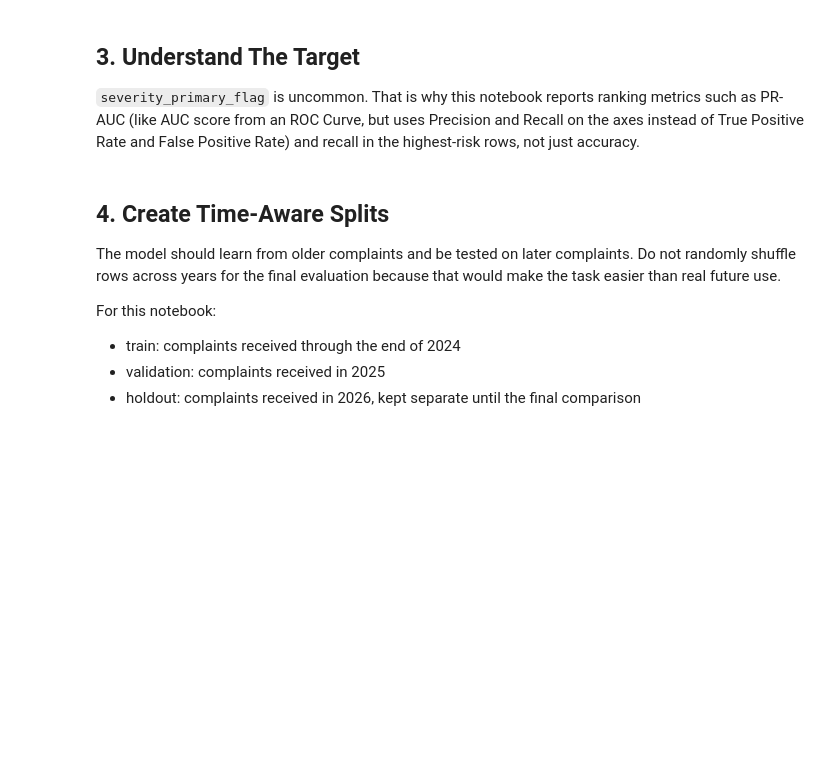
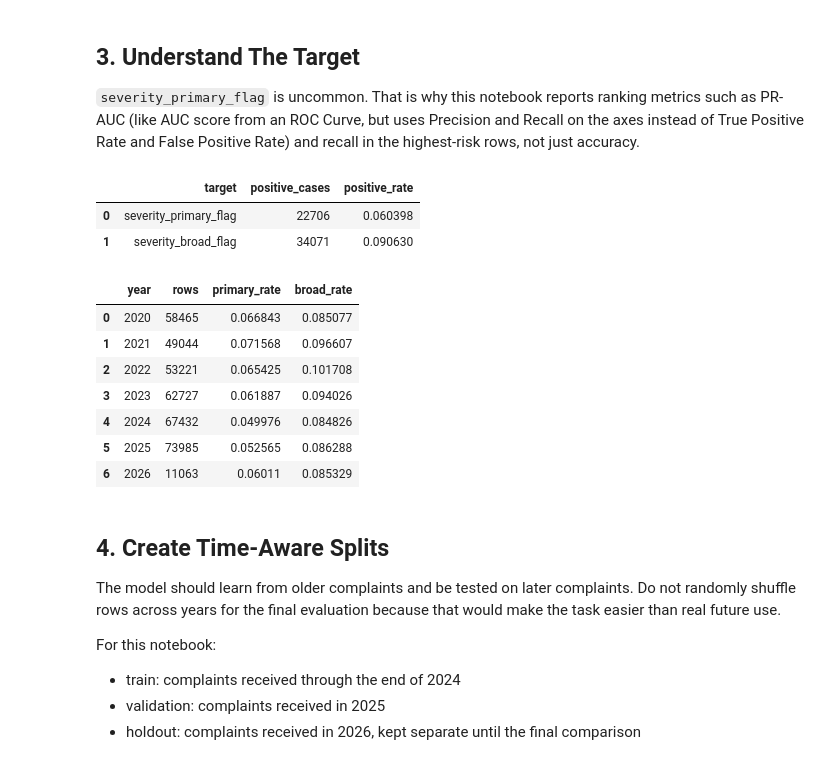
Before and after one commit to DavisM1212/NHTSA-ODI-Complaint-Analytics, a Jupyter notebook: notebooks/Severity_Ranking_Framework.ipynb, the cells around one changed output. Saved outputs shown, nothing was run; the diff lists cells and outputs as text; code cells hidden in the pictures; blank space fills up the shorter version.

```diff
--- a/notebooks/Severity_Ranking_Framework.ipynb
+++ b/notebooks/Severity_Ranking_Framework.ipynb
@@ -56,9 +56,9 @@ if str(PROJECT_ROOT) not in sys.path:
 # %%
-# These are the local modules I made for this project, they are not standard libraries or installed packages
-from src.config import settings
-from src.config.paths import OUTPUTS_DIR, PROCESSED_DATA_DIR
+# Keep paths and seeds visible in the notebook instead of importing local modules
+PROCESSED_DATA_DIR = PROJECT_ROOT / 'data' / 'processed'
+OUTPUTS_DIR = PROJECT_ROOT / 'data' / 'outputs'
 
-RANDOM_SEED = settings.RANDOM_SEED
+RANDOM_SEED = 42
 sns.set_theme(style='whitegrid')
 OUTPUTS_DIR.mkdir(parents=True, exist_ok=True)
 
@@ -93,27 +106,39 @@ display(df[['odino', 'ldate', 'mfr_name', 'maketxt', 'modeltxt', 'yeartxt', 'sev
 `severity_primary_flag` is uncommon. That is why this notebook reports ranking metrics such as PR-AUC (like AUC score from an ROC Curve, but uses Precision and Recall on the axes instead of True Positive Rate and False Positive Rate) and recall in the highest-risk rows, not just accuracy.
 # %%
 # TODO: Choose the target you want to model first. Use 'severity_primary_flag' for the main target or 'severity_broad_flag' for the broader sensitivity target.
-TARGET_COL = None
+TARGET_COL = 'severity_primary_flag'
 
 if TARGET_COL is None:
     raise ValueError("TODO: Set TARGET_COL to 'severity_primary_flag' or 'severity_broad_flag' before continuing.")
 
 if TARGET_COL not in {'severity_primary_flag', 'severity_broad_flag'}:
     raise ValueError("TARGET_COL must be 'severity_primary_flag' or 'severity_broad_flag'.")
 
 target_summary = pd.DataFrame({
     'target': ['severity_primary_flag', 'severity_broad_flag'],
     'positive_cases': [int(df['severity_primary_flag'].sum()), int(df['severity_broad_flag'].sum())],
     'positive_rate': [float(df['severity_primary_flag'].mean()), float(df['severity_broad_flag'].mean())]
 })
 display(target_summary)
 
 year_summary = df.assign(year=df['ldate'].dt.year).groupby('year').agg(
     rows=('odino', 'count'),
     primary_rate=('severity_primary_flag', 'mean'),
     broad_rate=('severity_broad_flag', 'mean')
 ).reset_index()
 display(year_summary)
+# %% [output]
+|  | target | positive_cases | positive_rate |
+| 0 | severity_primary_flag | 22706 | 0.060398 |
+| 1 | severity_broad_flag | 34071 | 0.090630 |
+|  | year | rows | primary_rate | broad_rate |
+| 0 | 2020 | 58465 | 0.066843 | 0.085077 |
+| 1 | 2021 | 49044 | 0.071568 | 0.096607 |
+| 2 | 2022 | 53221 | 0.065425 | 0.101708 |
+| 3 | 2023 | 62727 | 0.061887 | 0.094026 |
+| 4 | 2024 | 67432 | 0.049976 | 0.084826 |
+| 5 | 2025 | 73985 | 0.052565 | 0.086288 |
+| 6 | 2026 | 11063 | 0.06011 | 0.085329 |
 # %% [markdown]
 ## 4. Create Time-Aware Splits
 
```
Also changed, not shown: parts of 19 cells of this notebook, 46 other files.
